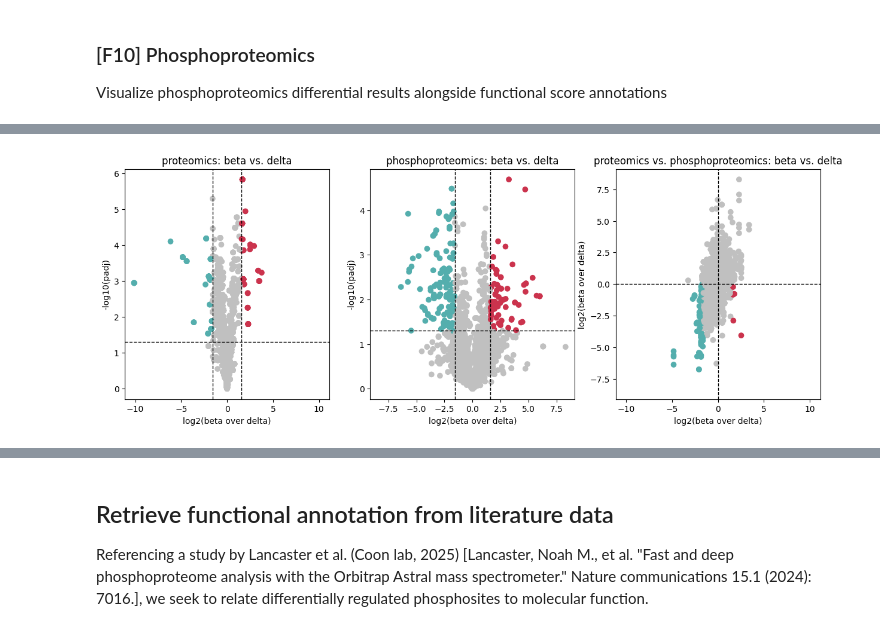
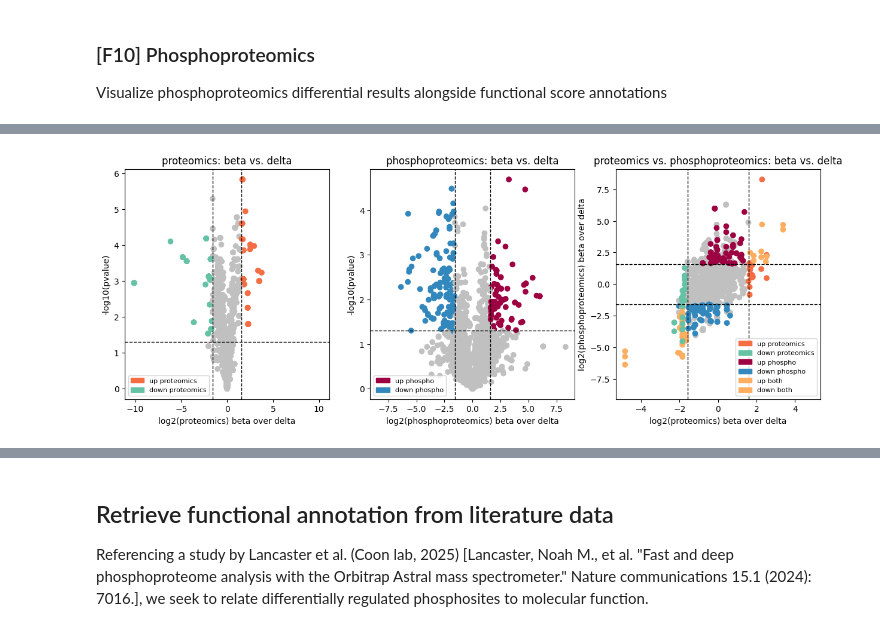
Before and after one commit to MannLabs/IsletsOmics, a Jupyter notebook: figure_notebooks/F08.ipynb, the cells around one changed output, grey strips where cells are left out. Cells and saved outputs as stored; diff of their text form; code cells hidden in the pictures.

Commit message:
Functional differential proteomics and phosphoproteomics visualization; extracted indepenently regulated phosphosites;

```diff
--- a/figure_notebooks/F08.ipynb
+++ b/figure_notebooks/F08.ipynb
@@ -59,23 +61,34 @@ for comparison in [['alpha','delta'], ['beta', 'delta'], ['alpha', 'beta']]:
 # %%
 # 2D scatterplotting of phosphoproteomics data and proteomics data
 P_LIM = 0.05
-X_LIM = 3
+X_LIM = np.log2(3)
 LINEWIDTH = 1
 
 colormap = {
     'not regulated': '#C0C0C0',
-    'upregulated': '#cb334d',
-    'downregulated': '#54aead',
-    'selected' : '#3a7eb8',
+    #
+    'upregulated_proteomics': '#f46d43',
+    'downregulated_proteomics': '#66c2a5',
+    'upregulated_phosphoproteomics': '#9e0142',
+    'downregulated_phosphoproteomics': '#3288bd',
+    #
+    'upregulated_proteomics_phosphoproteomics': '#fdae61',
+    'downregulated_proteomics_phosphoproteomics': '#fdae61',
+    'selected' : '#fdae61',
 }
 
 pvalue = "pvalue" # or "pvalue"
 
-differentially_regulated_sites = {}
+independent_phospho_sites = {}
 for key, df in volcanoplot_datasets.items():
 
     # visualize and extract differentially regulated proteins
     fig, axs = plt.subplots(1, 3, figsize=(15, 5))
+
+    def sort_df_by_class_frequency(df, col, ascending=False):
+        freq = df[col].value_counts(ascending=ascending)
+        order_map = {k: i for i, k in enumerate(freq.index)}
+        return df.sort_values(by=col, key=lambda x: x.map(order_map))
 
     def _normal_volcanoplot(ax, df, readout, key):
         df = df.copy()
@@ -84,11 +97,14 @@ for key, df in volcanoplot_datasets.items():
         x_col = f'{readout}_delta_{key}'
         y_col = f'{readout}_{pvalue}_{key}'
 
+        # There need to be values in both columns
+        df = df[(~df[x_col].isna()) & (~df[y_col].isna())]
+
         # Add columns
         df[f'neg_log10_{y_col}'] = -np.log10(df[y_col])
         df['regulated'] = 'not regulated'
-        df.loc[((df[x_col] > np.log2(X_LIM)) & (df[y_col] < P_LIM)), 'regulated'] = 'upregulated'
-        df.loc[((df[x_col] < -np.log2(X_LIM)) & (df[y_col] < P_LIM)), 'regulated'] = 'downregulated'
+        df.loc[((df[x_col] > X_LIM) & (df[y_col] < P_LIM)), 'regulated'] = f'upregulated_{readout}'
+        df.loc[((df[x_col] < -X_LIM) & (df[y_col] < P_LIM)), 'regulated'] = f'downregulated_{readout}'
 
         # plot volcano plot
         reg_colors = df['regulated'].map(colormap)
@@ -97,29 +113,62 @@ for key, df in volcanoplot_datasets.items():
         ax.set_xlim(-x_outer, x_outer)
 
         ax.axhline(y=-np.log10(P_LIM), color='black', linestyle='--', linewidth=LINEWIDTH)
-        ax.axvline(x=np.log2(X_LIM), color='black', linestyle='--', linewidth=LINEWIDTH)
-        ax.axvline(x=-np.log2(X_LIM), color='black', linestyle='--', linewidth=LINEWIDTH)
+        ax.axvline(x=X_LIM, color='black', linestyle='--', linewidth=LINEWIDTH)
+        ax.axvline(x=-X_LIM, color='black', linestyle='--', linewidth=LINEWIDTH)
 
-        ax.set_xlabel(f'log2({" ".join(key.split("_"))})')
-        ax.set_ylabel('-log10(padj)')
+        ax.set_xlabel(f'log2({readout}) {" ".join(key.split("_"))}')
+        ax.set_ylabel(f'-log10({pvalue})')
 
         ax.set_title(f'{readout}: {key.replace("_over_", " vs. ")}')
+
+        # Create a legend
+        actual_colormap = {k: v for k, v in colormap.items() if k in df['regulated'].unique()}
+        actual_colormap.pop('not regulated')
+        legend_patches = []
+        for label, color in actual_colormap.items():
+            legend_patches.append(Patch(color=color, label=label.replace('_',' ').replace('regulated', '').replace('phosphoproteomics', 'phospho')))
+        ax.legend(handles=legend_patches, loc='lower left', fontsize=8, frameon=True)
 
     def _correlation_scatter(ax, df, readout_x, readout_y, key):
         df = df.copy()
 
         # Specify axes
         x_col = f'{readout_x}_delta_{key}'
+        x_sign_col = f'{readout_x}_{pvalue}_{key}'
         y_col = f'{readout_y}_delta_{key}'
+        y_sign_col = f'{readout_y}_{pvalue}_{key}'
 
-        # Add columns
+        # There need to be values in all columns
+        df = df[(~df[x_col].isna()) & (~df[y_col].isna()) & (~df[x_sign_col].isna()) & (~df[y_sign_col].isna())]
+
         df['regulated'] = 'not regulated'
-        df.loc[((df[x_col] > np.log2(X_LIM)) & (df[y_col] < P_LIM)), 'regulated'] = 'upregulated'
-        df.loc[((df[x_col] < -np.log2(X_LIM)) & (df[y_col] < P_LIM)), 'regulated'] = 'downregulated'
+
+        # Basic regulation on each axis
+        x_up = (df[x_col] > X_LIM) & (df[x_sign_col] < P_LIM)
+        x_down = (df[x_col] < -X_LIM) & (df[x_sign_col] < P_LIM)
+        y_up = (df[y_col] > X_LIM) & (df[y_sign_col] < P_LIM)
+        y_down = (df[y_col] < -X_LIM) & (df[y_sign_col] < P_LIM)
+        df.loc[x_up, 'regulated'] = f'upregulated_{readout_x}'
+        df.loc[x_down, 'regulated'] = f'downregulated_{readout_x}'
+        df.loc[y_up, 'regulated'] = f'upregulated_{readout_y}'
+        df.loc[y_down, 'regulated'] = f'downregulated_{readout_y}'
+
+        # Override basic cases with xy regulation
+        xy_up = x_up & y_up
+        xy_down = x_down & y_down
+        df.loc[xy_up, 'regulated'] = f'upregulated_{readout_x}_{readout_y}'
+        df.loc[xy_down, 'regulated'] = f'downregulated_{readout_x}_{readout_y}'
+
+        # Reorder the dataframe to get rarest cases first
+        df = sort_df_by_class_frequency(df, 'regulated')
 
         # plot correlation scatter
         reg_colors = df['regulated'].map(colormap)
-        ax.scatter(df[x_col], df[y_col], c=reg_colors)
+        ax.scatter(df[x_col], df[y_col], c=reg_colors.values)
+
+        # Special attention on phosphorylation without proteome regulation
+        only_y_regulated = (y_up | y_down) & ~(x_up | x_down)
+        independent_phospho_sites[key] = df.loc[only_y_regulated,:].copy()
 
         x_outer = max(np.abs(df[x_col])) * 1.1
         ax.set_xlim(-x_outer, x_outer)
@@ -127,12 +176,22 @@ for key, df in volcanoplot_datasets.items():
         y_outer = max(np.abs(df[y_col])) * 1.1
         ax.set_ylim(-y_outer, y_outer)
 
-        ax.axhline(y=0, color='black', linestyle='--', linewidth=LINEWIDTH)
-        ax.axvline(x=0, color='black', linestyle='--', linewidth=LINEWIDTH)
+        [ax.axhline(y=x, color='black', linestyle='--', linewidth=LINEWIDTH) for x in [X_LIM,-X_LIM]]
+        [ax.axvline(x=x, color='black', linestyle='--', linewidth=LINEWIDTH) for x in [X_LIM,-X_LIM]]
 
-        ax.set_xlabel(f'log2({" ".join(key.split("_"))})')
-        ax.set_ylabel(f'log2({" ".join(key.split("_"))})')
+        ax.set_xlabel(f'log2({readout_x}) {" ".join(key.split("_"))}')
+        ax.set_ylabel(f'log2({readout_y}) {" ".join(key.split("_"))}')
         ax.set_title(f'{readout_x} vs. {readout_y}: {key.replace("_over_", " vs. ")}')
+
+        # Create a legend
+        actual_colormap = {k: v for k, v in colormap.items() if k in df['regulated'].unique()}
+        actual_colormap.pop('not regulated')
+        legend_patches = []
+        for label, color in actual_colormap.items():
+            legend_patches.append(Patch(
+                color=color,
+                label=label.replace('_',' ').replace('regulated', '').replace('phosphoproteomics', 'phospho').replace('down proteomics phospho', 'down both').replace('up proteomics phospho', 'up both')))
+        ax.legend(handles=legend_patches, loc='lower right', fontsize=8, frameon=True)
 
     for i, readout in enumerate([['proteomics'], ['phosphoproteomics'], ['proteomics', 'phosphoproteomics']]):
         if len(readout) == 1:
@@ -147 +206 @@ for key, df in volcanoplot_datasets.items():
-[figure, old version]
+[figure, new version]
```
Also changed, not shown: parts of 4 cells of this notebook.
